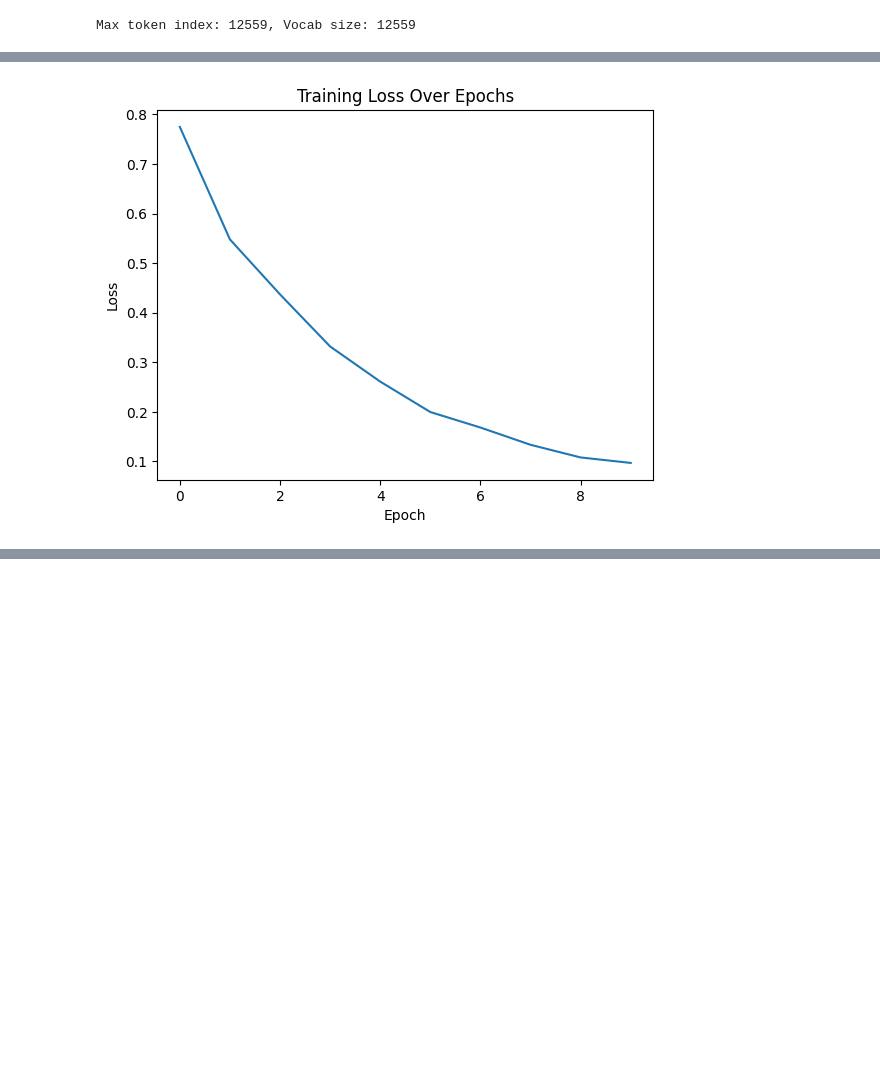
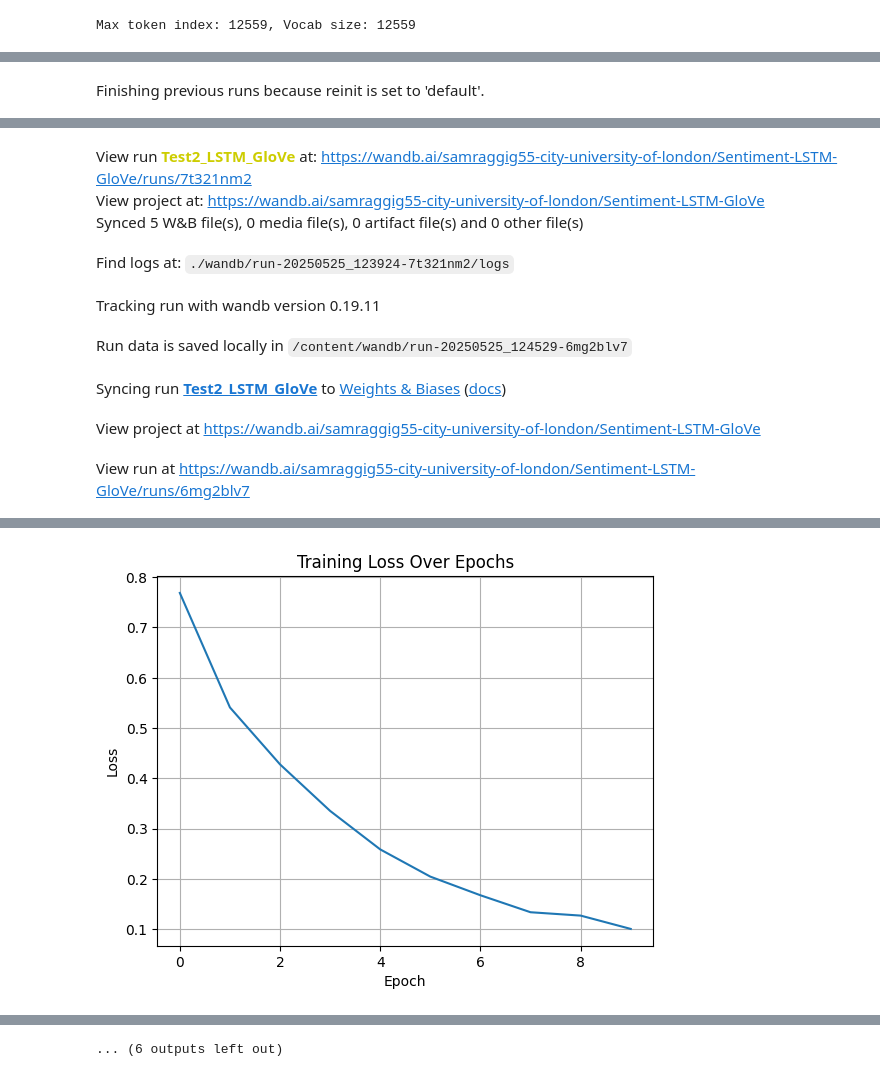
Before and after one commit to sam134-eng/INM706-Sequence-analysis, a Jupyter notebook: Sentiment_Analysis_Test2_GloVe_FIXED.ipynb, the cells around one changed output, grey strips where cells are left out. Cells and saved outputs as stored; diff of their text form; code cells hidden in the pictures; blank space fills up the shorter version.

```diff
--- a/Sentiment_Analysis_Test2_GloVe_FIXED.ipynb
+++ b/Sentiment_Analysis_Test2_GloVe_FIXED.ipynb
@@ -195,11 +239,19 @@ import torch.optim as optim
 from sklearn.utils.class_weight import compute_class_weight
 import numpy as np
 
+# Check for GPU availability and set the device
+device = torch.device("cuda" if torch.cuda.is_available() else "cpu")
+
 # --- 1. Compute Class Weights ---
 # These weights help handle class imbalance by penalizing underrepresented classes more.
+
+# Get the unique classes actually present in y_train
+# Convert y_train to numpy array and get unique values
+unique_classes_in_y_train = np.unique(y_train.cpu().numpy())
+
 class_weights = compute_class_weight(class_weight='balanced',
-                                     classes=np.array([0, 1, 2]),  # Explicitly provide all possible classes
-                                     y=y_train)
+                                     classes=unique_classes_in_y_train,  # Use unique classes from y_train
+                                     y=y_train.cpu().numpy()) # Convert y_train to a NumPy array
 weights = torch.tensor(class_weights, dtype=torch.float).to(device)
 
 # Define weighted loss criterion
@@ -317,26 +300,69 @@ Unique values in y_train: tensor([0, 1, 2])
 # %%
+import wandb
+import matplotlib.pyplot as plt
+
+# Optional: Log model architecture as a config
+wandb.init(
+    project="Sentiment-LSTM-GloVe",
+    name="Test2_LSTM_GloVe",
+    config={
+        "model": "LSTM",
+        "embedding": "GloVe",
+        "hidden_dim": 128,
+        "dropout": 0.3,
+        "batch_size": 64,
+        "learning_rate": 0.001,
+        "epochs": 10
+    }
+)
+
 train_losses = []
 for epoch in range(10):
     model.train()
     total_loss = 0
+    correct = 0
+    total = 0
+
     for texts, labels in train_loader:
-        # Move tensors to the appropriate device
         texts = texts.to(device)
         labels = labels.to(device)
 
         outputs = model(texts)
         loss = criterion(outputs, labels)
+
         optimizer.zero_grad()
         loss.backward()
         optimizer.step()
+
         total_loss += loss.item()
+
+        # Calculate accuracy
+        _, predicted = torch.max(outputs, 1)
+        correct += (predicted == labels).sum().item()
+        total += labels.size(0)
+
     avg_loss = total_loss / len(train_loader)
+    accuracy = correct / total
+
     train_losses.append(avg_loss)
-    print(f"Epoch {epoch+1}: Loss = {avg_loss:.4f}")
+    print(f"Epoch {epoch+1}: Loss = {avg_loss:.4f}, Accuracy = {accuracy:.4f}")
 
+    # 🟢 Log to WandB
+    wandb.log({
+        "epoch": epoch + 1,
+        "train_loss": avg_loss,
+        "train_accuracy": accuracy
+    })
+
+# Final loss curve
 plt.plot(train_losses)
 plt.title("Training Loss Over Epochs")
 plt.xlabel("Epoch")
 plt.ylabel("Loss")
+plt.grid(True)
 plt.show()
+
+# 🟢 Finish WandB session
+wandb.finish()
 # %% [output]
+Finishing previous runs because reinit is set to 'default'.
@@ -342,0 +370,9 @@ plt.show()
+View run Test2_LSTM_GloVe at: https://wandb.ai/samraggig55-city-university-of-london/Sentiment-LSTM-GloVe/runs/7t321nm2
+View project at: https://wandb.ai/samraggig55-city-university-of-london/Sentiment-LSTM-GloVe
+Synced 5 W&B file(s), 0 media file(s), 0 artifact file(s) and 0 other file(s)
+Find logs at: ./wandb/run-20250525_123924-7t321nm2/logs
+Tracking run with wandb version 0.19.11
+Run data is saved locally in /content/wandb/run-20250525_124529-6mg2blv7
+Syncing run Test2_LSTM_GloVe to Weights & Biases (docs)
+View project at https://wandb.ai/samraggig55-city-university-of-london/Sentiment-LSTM-GloVe
+View run at https://wandb.ai/samraggig55-city-university-of-london/Sentiment-LSTM-GloVe/runs/6mg2blv7
@@ -353 +389 @@ Epoch 10: Loss = 0.0970
-[figure, old version]
+[figure, new version]
@@ -354 +391,2 @@ Epoch 10: Loss = 0.0970
+... (6 outputs left out)
 # %%
```
Also changed, not shown: parts of 8 cells of this notebook.
